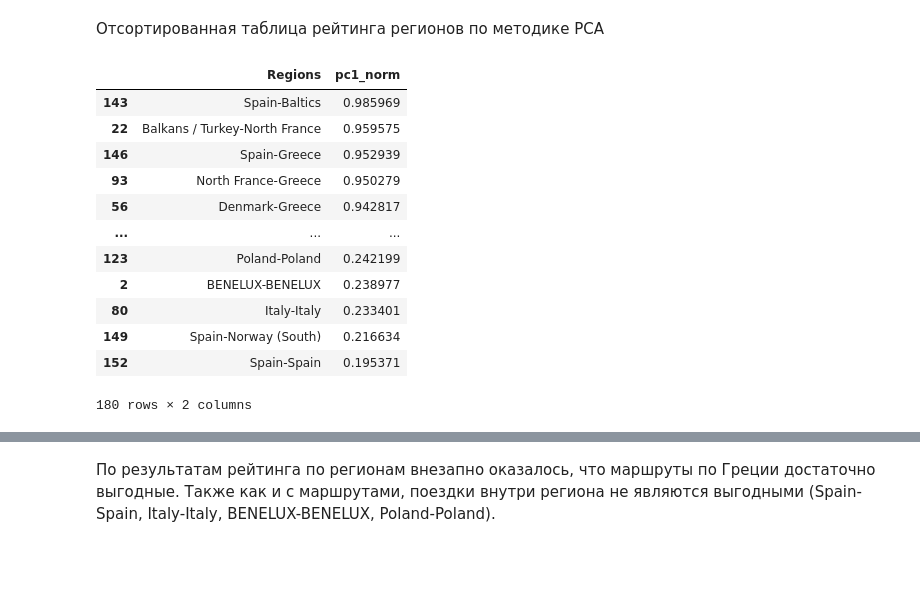
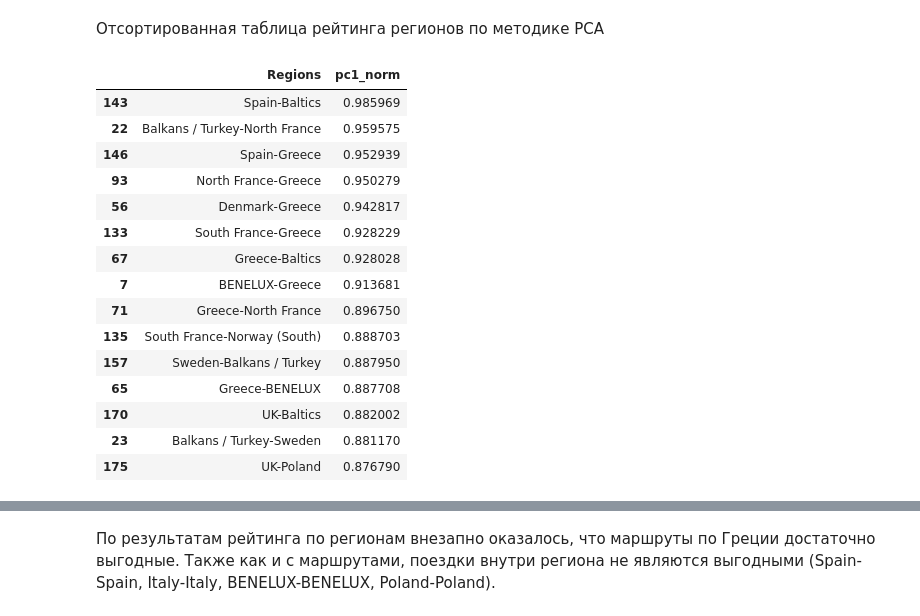
Before and after one commit to jugo839/routes, a Jupyter notebook: dp1.ipynb, the cells around one changed output, grey strips where cells are left out. Drawn from its saved outputs; the diff is of its cells as text; code cells hidden in the pictures; blank space fills up the shorter version.

```diff
--- a/dp1.ipynb
+++ b/dp1.ipynb
@@ -1266,19 +1286,22 @@ res_regions.head()
 Отсортированная таблица рейтинга регионов по методике PCA
 # %%
 res_regions = res_regions.sort_values(by='pc1_norm', ascending=False)
-res_regions
+res_regions.head(15)
 # %% [output]
 |  | Regions | pc1_norm |
 | 143 | Spain-Baltics | 0.985969 |
 | 22 | Balkans / Turkey-North France | 0.959575 |
 | 146 | Spain-Greece | 0.952939 |
 | 93 | North France-Greece | 0.950279 |
 | 56 | Denmark-Greece | 0.942817 |
-| ... | ... | ... |
-| 123 | Poland-Poland | 0.242199 |
-| 2 | BENELUX-BENELUX | 0.238977 |
-| 80 | Italy-Italy | 0.233401 |
-| 149 | Spain-Norway (South) | 0.216634 |
-| 152 | Spain-Spain | 0.195371 |
+| 133 | South France-Greece | 0.928229 |
+| 67 | Greece-Baltics | 0.928028 |
+| 7 | BENELUX-Greece | 0.913681 |
+| 71 | Greece-North France | 0.896750 |
+| 135 | South France-Norway (South) | 0.888703 |
+| 157 | Sweden-Balkans / Turkey | 0.887950 |
+| 65 | Greece-BENELUX | 0.887708 |
+| 170 | UK-Baltics | 0.882002 |
+| 23 | Balkans / Turkey-Sweden | 0.881170 |
+| 175 | UK-Poland | 0.876790 |
-180 rows × 2 columns
 # %%
```
Also changed, not shown: parts of 9 cells of this notebook.
